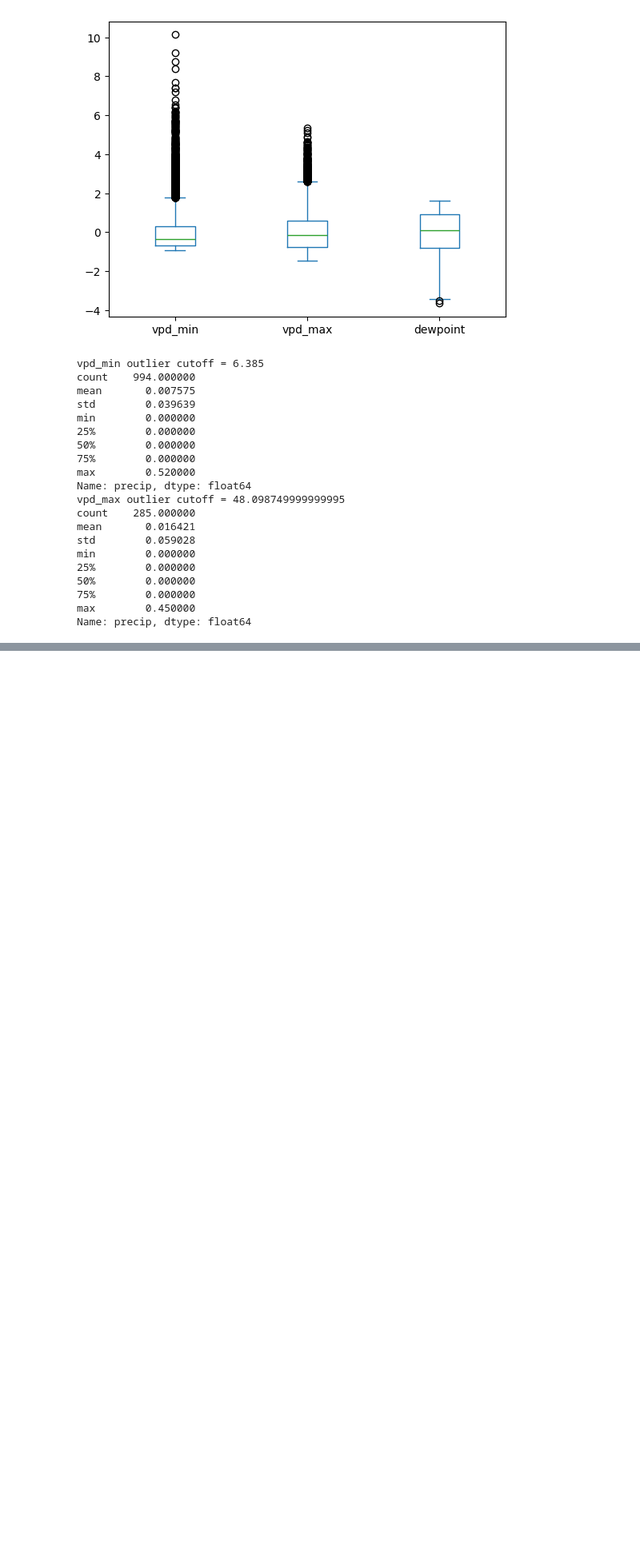
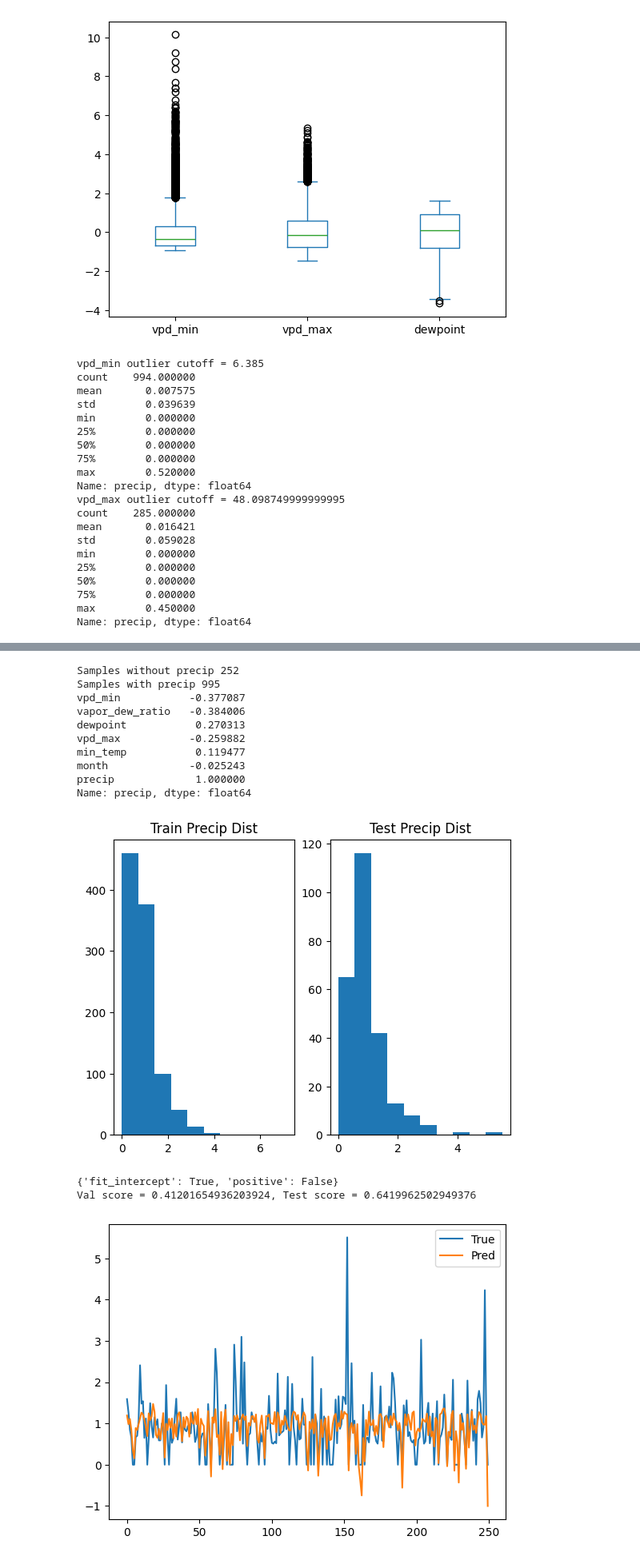
Before and after one commit to barbosaMatheus/ok_rain_regression, a Jupyter notebook: rain.ipynb, the cells around one changed output, grey strips where cells are left out. Shown at 80% size. Saved outputs shown, nothing was run; the diff lists cells and outputs as text; code cells hidden in the pictures; blank space fills up the shorter version.

```diff
--- a/rain.ipynb
+++ b/rain.ipynb
@@ -439,0 +491,56 @@ df = pd.read_csv("rain.csv")
+# %%
+"""
+Although the error metric was low, the predictions are not
+useful, as seen from the plots. It simply predicts between
+0 and 0.3 which minimizes the error but does not exactly
+capture the entire spread of the data.
+
+This is likely due to the fact that there are many more
+days without rain, than days with any rain. We can try
+to change this by removing some of the days without rain
+to balance out the distribution and bit more.
+"""
+x_cols = ['vpd_min', 'vapor_dew_ratio', 'dewpoint',
+          'vpd_max', 'min_temp', 'month']
+target = "precip"
+df = pd.read_csv("rain.csv")
+no_precip = df[df['precip'] == 0].shape[0]
+n_remove = 11000
+df1 = df[df["precip"] == 0.0].reset_index().loc[n_remove:,:]
+target_min = 0.01
+df2 = df.loc[df['precip'] > target_min,:]
+df = pd.concat([df1,df2], ignore_index=True)
+print(f"Samples without precip {df[df['precip'] == 0].shape[0]}")
+print(f"Samples with precip {df[df['precip'] > 0.0].shape[0]}")
+df.loc[:,x_cols] = StandardScaler().fit_transform(df[x_cols])
+print(df[x_cols+[target]].corr()[target])
+x_train, x_test, y_train, y_test = train_test_split(df[x_cols], df[target], test_size=0.2,
+                                                    stratify=df["precip_level"], random_state=123)
+
+# verifying the distribution of precip
+plt.subplot(1,2,1)
+plt.hist(y_train)
+plt.title("Train Precip Dist")
+plt.subplot(1,2,2)
+plt.hist(y_test)
+plt.title("Test Precip Dist")
+plt.show()
+
+paramset = {"fit_intercept": [False,True], "positive": [False,True]}
+lm, params = fit_and_eval_model(x_train, y_train, x_test, y_test,
+                                LinearRegression(), paramset)
+# %% [output]
+Samples without precip 252
+Samples with precip 995
+vpd_min           -0.377087
+vapor_dew_ratio   -0.384006
+dewpoint           0.270313
+vpd_max           -0.259882
+min_temp           0.119477
+month             -0.025243
+precip             1.000000
+Name: precip, dtype: float64
+[figure, added]
+{'fit_intercept': True, 'positive': False}
+Val score = 0.41201654936203924, Test score = 0.6419962502949376
+[figure, added]
```
Also changed, not shown: parts of 10 cells of this notebook, 1 other file.
